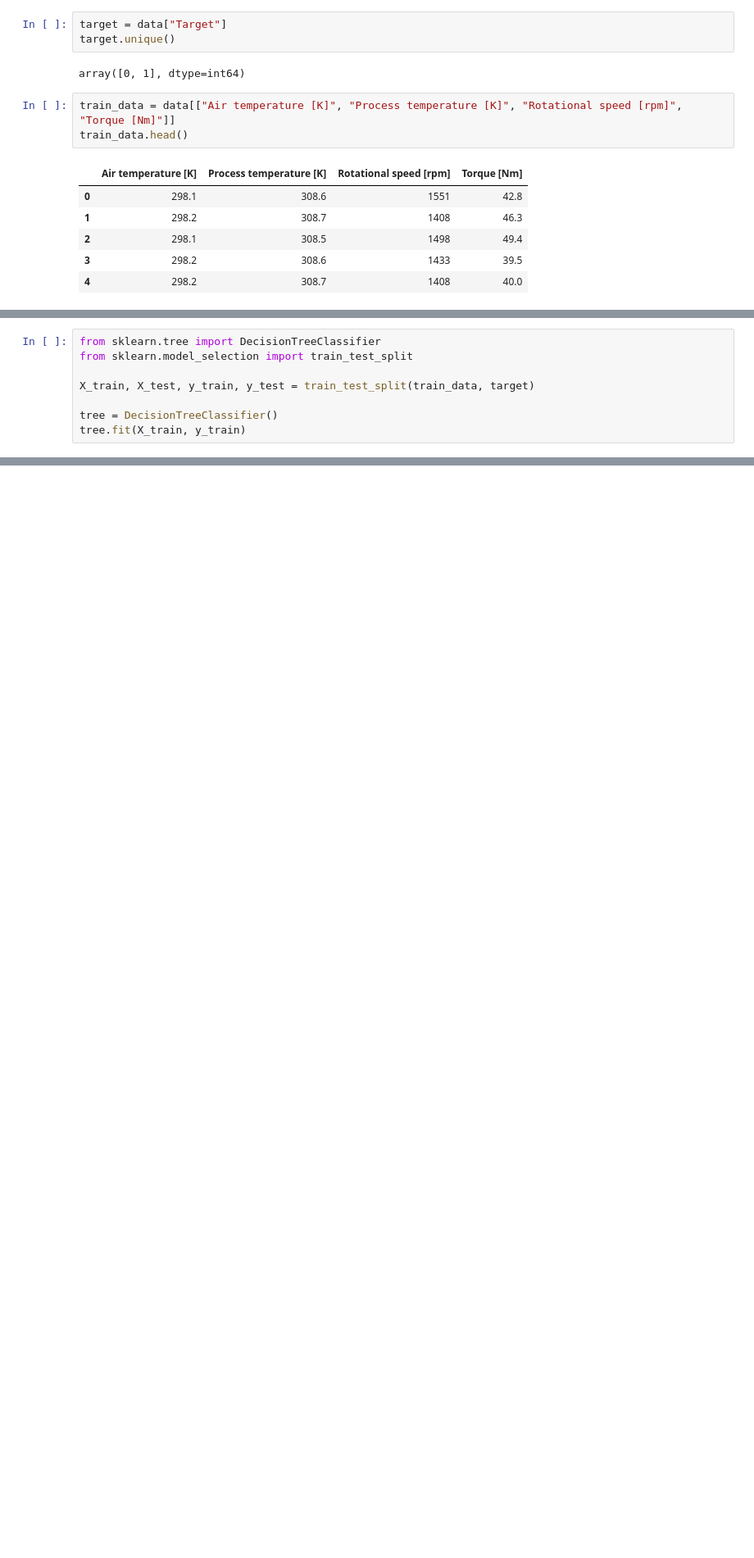
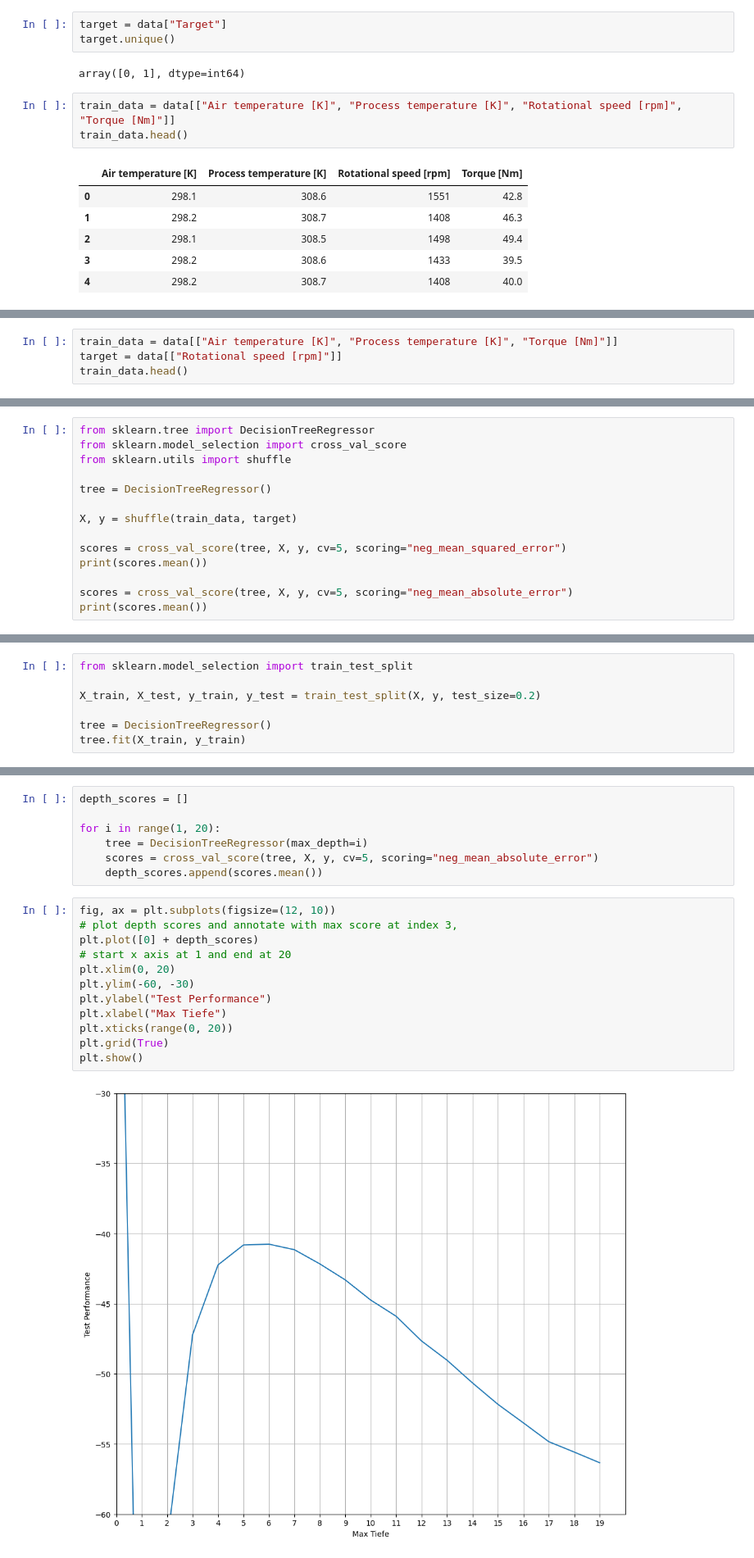
Before and after one commit to Julian-Rolf/GIP, a Jupyter notebook: Predictive Maintenance/predictive_maintenance.ipynb, the cells around one changed output, grey strips where cells are left out. Shown: that part at 82% size. Drawn from its saved outputs; the diff is of its cells as text; blank space fills up the shorter version.

```diff
--- a/Predictive Maintenance/predictive_maintenance.ipynb
+++ b/Predictive Maintenance/predictive_maintenance.ipynb
@@ -49,0 +173,4 @@ train_data.head()
+# %%
+train_data = data[["Air temperature [K]", "Process temperature [K]", "Torque [Nm]"]]
+target = data[["Rotational speed [rpm]"]]
+train_data.head()
@@ -49,0 +186,14 @@ train_data.head()
+# %%
+from sklearn.tree import DecisionTreeRegressor
+from sklearn.model_selection import cross_val_score
+from sklearn.utils import shuffle
+
+tree = DecisionTreeRegressor()
+
+X, y = shuffle(train_data, target)
+
+scores = cross_val_score(tree, X, y, cv=5, scoring="neg_mean_squared_error")
+print(scores.mean())
+
+scores = cross_val_score(tree, X, y, cv=5, scoring="neg_mean_absolute_error")
+print(scores.mean())
@@ -50,9 +203,8 @@ train_data.head()
 # %%
-from sklearn.tree import DecisionTreeClassifier
 from sklearn.model_selection import train_test_split
 
-X_train, X_test, y_train, y_test = train_test_split(train_data, target)
+X_train, X_test, y_train, y_test = train_test_split(X, y, test_size=0.2)
 
-tree = DecisionTreeClassifier()
+tree = DecisionTreeRegressor()
 tree.fit(X_train, y_train)
 # %% [output]
@@ -63,0 +234,21 @@ tree.score(X_test, y_test)
+# %%
+depth_scores = []
+
+for i in range(1, 20):
+    tree = DecisionTreeRegressor(max_depth=i)
+    scores = cross_val_score(tree, X, y, cv=5, scoring="neg_mean_absolute_error")
+    depth_scores.append(scores.mean())
+# %%
+fig, ax = plt.subplots(figsize=(12, 10))
+# plot depth scores and annotate with max score at index 3,
+plt.plot([0] + depth_scores)
+# start x axis at 1 and end at 20
+plt.xlim(0, 20)
+plt.ylim(-60, -30)
+plt.ylabel("Test Performance")
+plt.xlabel("Max Tiefe")
+plt.xticks(range(0, 20))
+plt.grid(True)
+plt.show()
+# %% [output]
+[figure, added]
```
Also changed, not shown: parts of 29 cells of this notebook.
